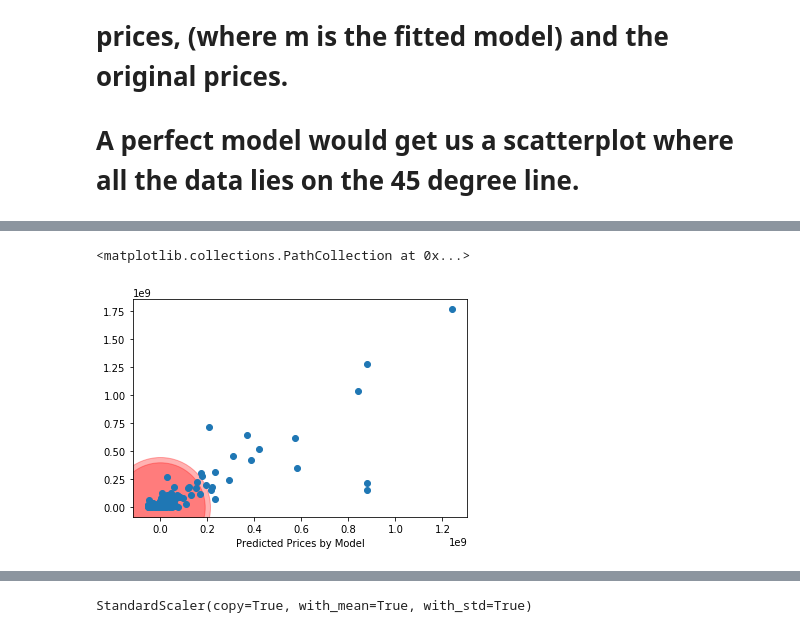
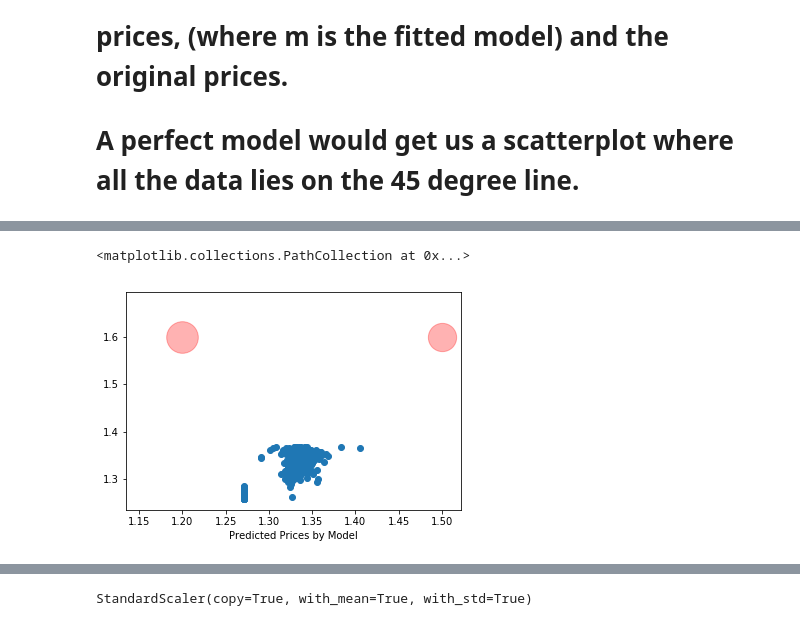
Before and after one commit to kylepowers103/Flatiron-School-Project2_NYC_Home_Price_Prediction, a Jupyter notebook: notebook.ipynb, the cells around one changed output, grey strips where cells are left out. Drawn from its saved outputs; the diff is of its cells as text; code cells hidden in the pictures.

```diff
--- a/notebook.ipynb
+++ b/notebook.ipynb
@@ -75,8 +72,8 @@ To Do¶ NEWEST
 # %%
 data=pd.read_excel("rollingsales_manhattan.xls", skiprows=1) #combined excel sheets for 2016-2018
 
-data = data[data['SALE_PRICE'] > 100] #get rid of 0's in sale price
-data = data[data['SALE_PRICE'] < 250000000] #get rid of 0's in sale price
+data = data[data['SALE_PRICE'] > 90000] #get rid of 0's in sale price
+data = data[data['SALE_PRICE'] < 50000000] #get rid of 0's in sale price
 data=data[data['GROSS SQUARE FEET'] > 100] #get rid of 0s in square foot
 data.columns=['BOROUGH', 'NEIGHBORHOOD', 'BUILDING_CLASS_CATEGORY',
        'TAX_CLASS_AT_PRESENT', 'BLOCK', 'LOT', 'EASE-MENT',
@@ -259,30 +221,18 @@ features.describe()
 # %%
-# GROSS_SQUARE_FEET:0.645
-# Residential Units: 0.071
-# COMMERCIAL_UNITS :0.098
-# LAND_SQUARE_FEET:0.534
-# YEAR_BUILT:0.000
-#ZillowSquareFootage:0.006... pvalue of 0.024
-#ZillowMedianPrice0.012...pvalue of 0.001
-#ALL WITH ZILLOW: 0.729
-
-m7 = ols('SALE_PRICE ~RESIDENTIAL_UNITS+COMMERCIAL_UNITS+GROSS_SQUARE_FEET+YEAR_BUILT ',new_df).fit()
+m7 = ols('SALE_PRICE ~RESIDENTIAL_UNITS+COMMERCIAL_UNITS+GROSS_SQUARE_FEET+ZillowSquareFootage+ ZillowMedianPrice',new_df).fit()
 print(m7.summary())
 m1 = ols('SALE_PRICE ~GROSS_SQUARE_FEET',new_df).fit()
 print(m1.summary())
-# m2 = ols('SALE_PRICE ~RESIDENTIAL_UNITS ',new_df).fit()
-# print(m2.summary())
-# m3 = ols('SALE_PRICE ~COMMERCIAL_UNITS ',new_df).fit()
-# print(m3.summary())
-# m4 = ols('SALE_PRICE ~LAND_SQUARE_FEET ',new_df).fit()
-# print(m4.summary())
+m2 = ols('SALE_PRICE ~RESIDENTIAL_UNITS ',new_df).fit()
+print(m2.summary())
+m3 = ols('SALE_PRICE ~COMMERCIAL_UNITS ',new_df).fit()
+print(m3.summary())
 m5 = ols('SALE_PRICE ~GROSS_SQUARE_FEET ',new_df).fit()
 print(m5.summary())
-# m6 = ols('SALE_PRICE ~YEAR_BUILT ',new_df).fit()
-# print(m6.summary())
 
 
-#####regression for zillow items below
+
+# #####regression for zillow items below
 # m8 = ols('SALE_PRICE ~ZillowSquareFootage ',new_df).fit()
 # print(m8.summary())
 # m9 = ols('SALE_PRICE ~ZillowMedianPrice ',new_df).fit()
@@ -444,14 +335,12 @@ dtype: float64
 # %%
-plt.scatter(-0, 25, s=10000, alpha=0.3, c = 'r' )
-plt.scatter(45, 21, s=8000, alpha=0.3, c = 'r' )
-
-
+plt.scatter(1.2, 1.6, s=1000, alpha=0.3, c = 'r' )
+plt.scatter(1.5, 1.6, s=800, alpha=0.3, c = 'r' )
 predicted_prices = m7.fittedvalues
 
 plt.xlabel("Predicted Prices by Model")
 # plt.ylabel()
 # plt.title("Predictions vs. Original Prices")
 plt.scatter(predicted_prices, new_df.SALE_PRICE)
 # %% [output]
 <matplotlib.collections.PathCollection at 0x...>
-[figure, old version]
+[figure, new version]
```
Also changed, not shown: parts of 60 cells of this notebook.
